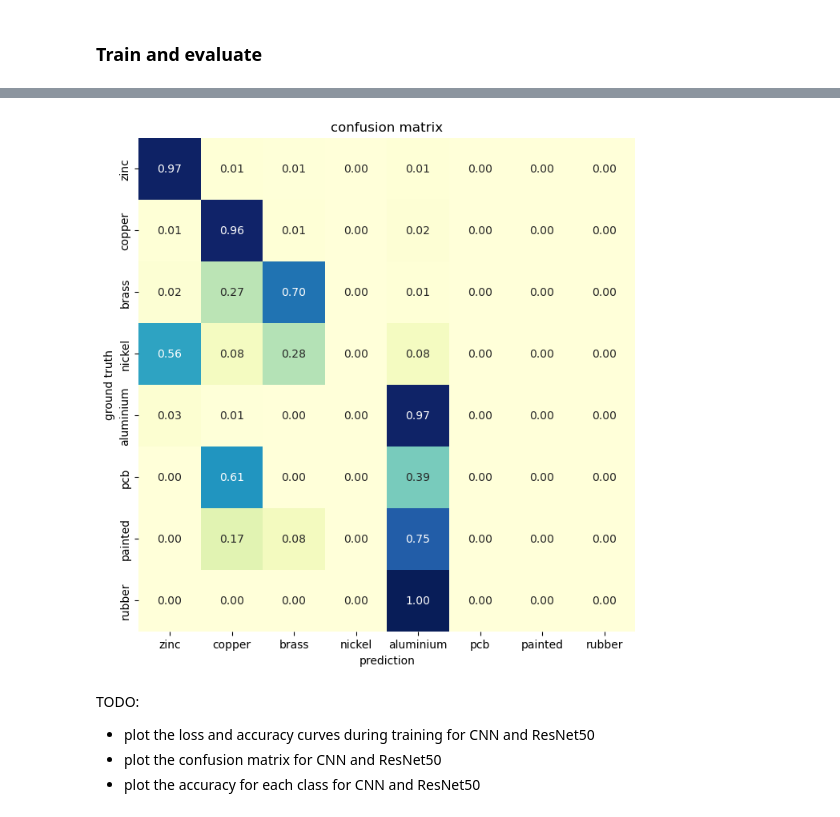
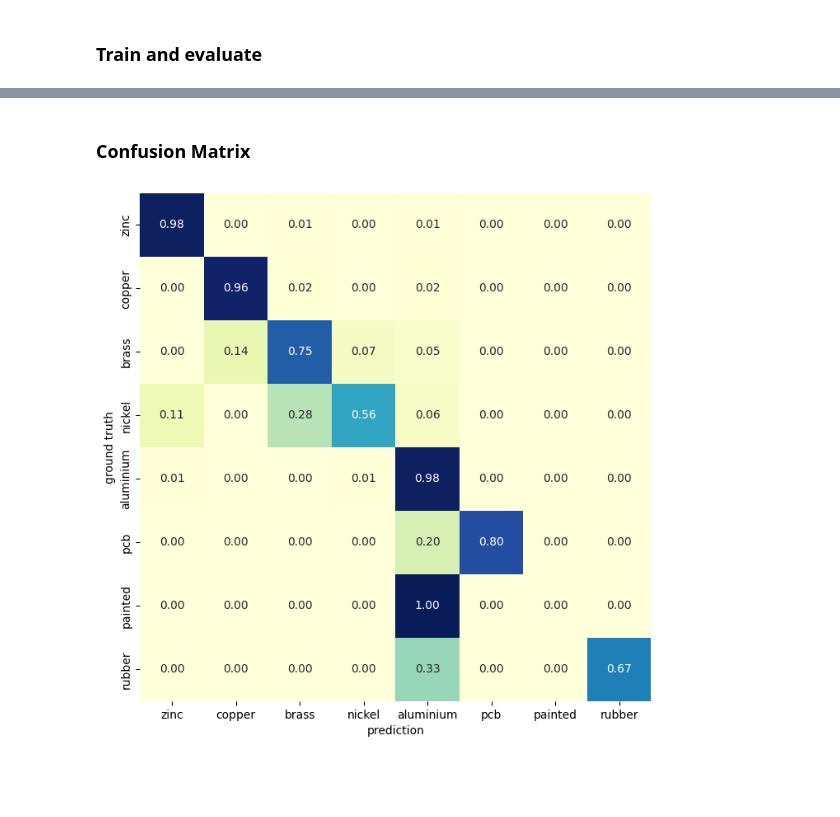
Before and after one commit to lambi702/DL-Pick_it, a Jupyter notebook: pick-it.ipynb, the cells around one changed output, grey strips where cells are left out. Cells and saved outputs as stored; diff of their text form; code cells hidden in the pictures; blank space fills up the shorter version.

```diff
--- a/pick-it.ipynb
+++ b/pick-it.ipynb
@@ -210,18 +238,21 @@ batch_size = 8
 num_workers = 0
 seed = 3
 
-tr_train = transforms.Compose([Rescale(new_scale),RandomHorizontalFlip(p_flip),RandomVerticalFlip(p_flip),Normalize()])
-tr_test = transforms.Compose([Rescale(new_scale),Normalize()])
+
+tr_train = transforms.Compose([Multiply_Layers(),Rescale(new_scale),RandomHorizontalFlip(p_flip),RandomVerticalFlip(p_flip),Normalize()])
+tr_test = transforms.Compose([Multiply_Layers(),Rescale(new_scale),Normalize()])
+# tr_train = transforms.Compose([Rescale(new_scale),RandomHorizontalFlip(p_flip),RandomVerticalFlip(p_flip),Normalize()])
+# tr_test = transforms.Compose([Rescale(new_scale),Normalize()])
+
+
 
 trainset_aug = PickItDataset(pickle_path, transform=tr_train,train = True, seed = seed)
 trainset = PickItDataset(pickle_path, transform=tr_test,train = True, seed = seed)
 print("trainset size: ",len(trainset))
 
-trainset = ConcatDataset([trainset,trainset_aug])
-print("trainset size after augmentation: ",len(trainset))
+testset = PickItDataset(pickle_path, transform=tr_test,train = False, seed = seed)
 
-testset = PickItDataset(pickle_path, transform=tr_test,train = False, seed = seed)
-trainloader = DataLoader(trainset, batch_size=batch_size, shuffle=True, num_workers=num_workers)
-testloader = DataLoader(testset, batch_size=batch_size, shuffle=True, num_workers=num_workers)
+weigths = np.ones(8)/(np.bincount(trainset.labels)/len(trainset)) # inverse the frequency of each class
+weigths = weigths/np.sum(weigths) # normalize the weights
 # %% [output]
 trainset size:  2849
@@ -288,2 +337,6 @@ net, name = CNN(), "CNN"
+# %%
+net= our_ResNet50()
+#net = CNN()
+#net= our_VVG16()
 # %% [markdown]
 ### Define loss function and optimizer
@@ -299,10 +348,12 @@ lr = 3e-4
 momentum = 0.9
 
 optimizer = optim.SGD(net.parameters(), lr = lr, momentum=momentum) # try other optimizers
-# criterion = nn.CrossEntropyLoss() # try other loss functions
+criterion = nn.CrossEntropyLoss() # try other loss functions
 weigths = np.ones(8)/(np.bincount(trainset.labels)/len(trainset)) # inverse the frequency of each class
 weigths = weigths/np.sum(weigths) # normalize the weights
 criterion = nn.CrossEntropyLoss(weight=torch.FloatTensor(weigths).to(device)) # try other loss functions
+#criterion = nn.CrossEntropyLoss(weight=torch.FloatTensor(weigths).to(device)) # try other loss functions
+name = "RES50_AUG_CE"
 # %% [markdown]
 ### Train and evaluate
 # %%
@@ -325,7 +376,7 @@ if not os.path.exists("weigths/"+name+".pt"):
             optimizer.step()
             running_loss += loss.item()
             losses_epoch.append(loss.item())
-            if i == 10:
+            if i == 9:
                 print('[%d, %5d] starting loss: %.3f' % (epoch+1, i+1, running_loss/10))
 
             if i % 10 == 9:
@@ -363,18 +421,16 @@ Accuracy of the network on the 632 test images: 81.64556962025317 %
+# %% [markdown]
+### Confusion Matrix
 # %%
 from sklearn.metrics import confusion_matrix
 import seaborn as sns
 
 plt.figure(figsize=(8,8))
 conf = confusion_matrix(torch.cat(ground_truth).cpu(),torch.cat(prediction).cpu(),normalize="true")
 sns.heatmap(conf, annot=True ,cmap="YlGnBu", fmt=".2f", xticklabels=classes, yticklabels=classes, cbar=False)
 plt.xlabel("prediction")
 plt.ylabel("ground truth")
-plt.title("confusion matrix")
+#plt.title()
+plt.savefig("figs/RES50_AUG_CE_CORR.svg")
 plt.show()
 # %% [output]
-[figure, old version]
+[figure, new version]
-# %% [markdown]
-TODO:
-- plot the loss and accuracy curves during training for CNN and ResNet50
-- plot the confusion matrix for CNN and ResNet50
-- plot the accuracy for each class for CNN and ResNet50
```
Also changed, not shown: parts of 16 cells of this notebook, 3 other files.
